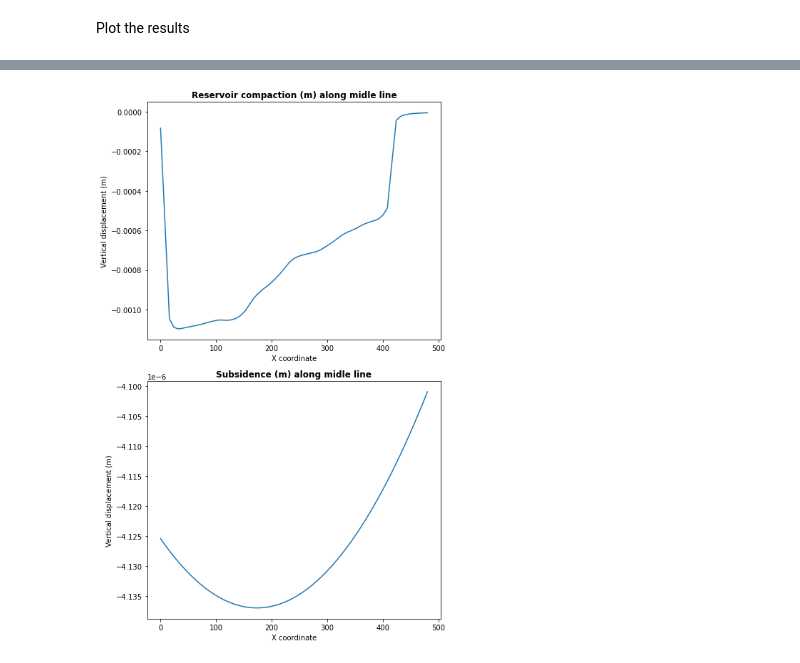
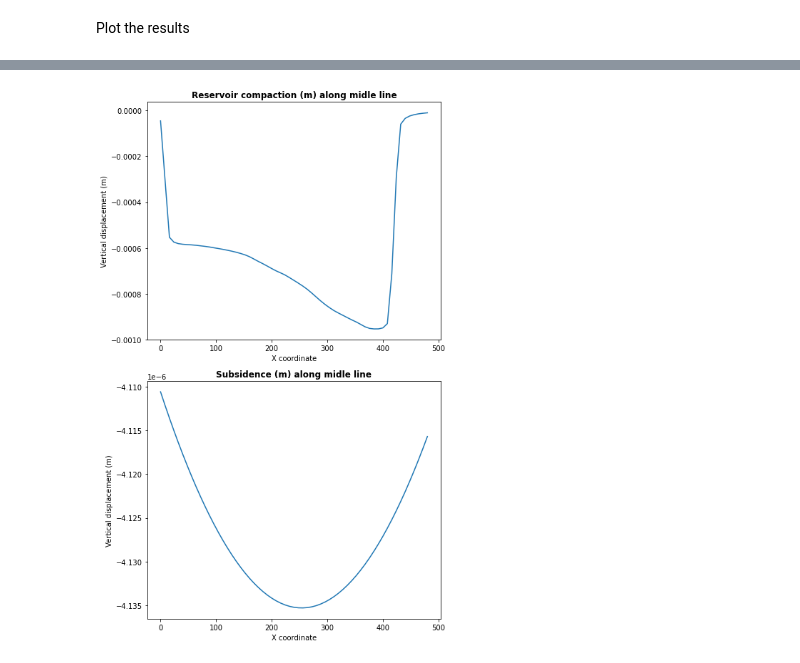
Before and after one commit to gabrielserrao/DARTSDisplacements, a Jupyter notebook: Egg_DARTS_Displacement.ipynb, the cells around one changed output, grey strips where cells are left out. Drawn from its saved outputs; the diff is of its cells as text; code cells hidden in the pictures.

```diff
--- a/Egg_DARTS_Displacement.ipynb
+++ b/Egg_DARTS_Displacement.ipynb
@@ -131,12 +131,14 @@ Elapsed time to plot: 1.823 mins.
 Plot the results
 # %%
 #Reference lines to plot the results
-top_layer = coordinates[2][:] == -4000
+top_reservoir = coordinates[2][:] == -4000
 midle_line_y =  coordinates[0][:] == np.average(coordinates[0][:])
 midle_line_x =  coordinates[1][:] == np.average(coordinates[1][:])
-top_midle_line_x = np.logical_and(top_layer, midle_line)
+
+top_midle_line_x = np.logical_and(top_layer, midle_line_x)
 
 uz_top_midle_line_x  = uz[top_midle_line_x]
+
 surface_uz_top_midle_line_x  = surface_uz[top_midle_line_x]
 # %%
 shape = (61,61) #just the shape of the plot sqrt(3721 - total points )
@@ -176,18 +178,18 @@ plt.tight_layout(True)
 # %%
 fig2, axs = plt.subplots(nrows=2, ncols=1, sharex=False, sharey=False, figsize=(7,11))
 #line plot of top_midle_line_uz agains top_midle coordinates colors representing uz_top_midle_line_x
 
-img = axs[0].plot(coordinates[1][top_midle_line_x],uz_top_midle_line_x)
+img = axs[0].plot(coordinates[0][top_midle_line_x],uz_top_midle_line_x)
 axs[0].set_title('Reservoir compaction (m) along midle line', fontweight ="bold")
 axs[0].set_xlabel("X coordinate")
 axs[0].set_ylabel("Vertical displacement (m)")
 
-img = axs[1].plot(coordinates[1][top_midle_line_x],surface_uz_top_midle_line_x)
+img = axs[1].plot(coordinates[0][top_midle_line_x],surface_uz_top_midle_line_x)
 axs[1].set_title('Subsidence (m) along midle line', fontweight ="bold")
 axs[1].set_xlabel("X coordinate")
 axs[1].set_ylabel("Vertical displacement (m)")
 
 fig2.tight_layout()
 plt.show()
 # %% [output]
-[figure, old version]
+[figure, new version]
```
Also changed, not shown: parts of 2 cells of this notebook.
